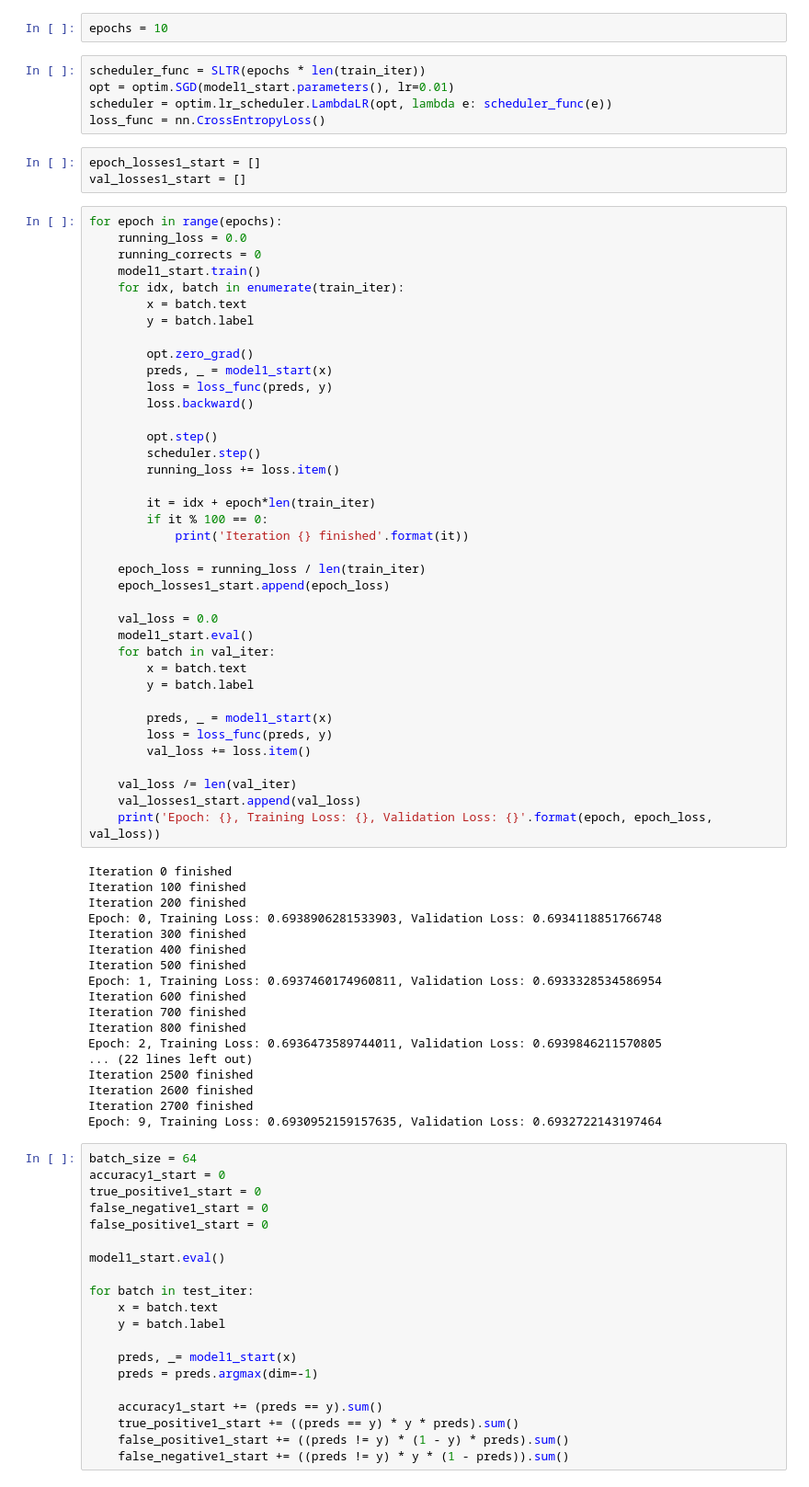
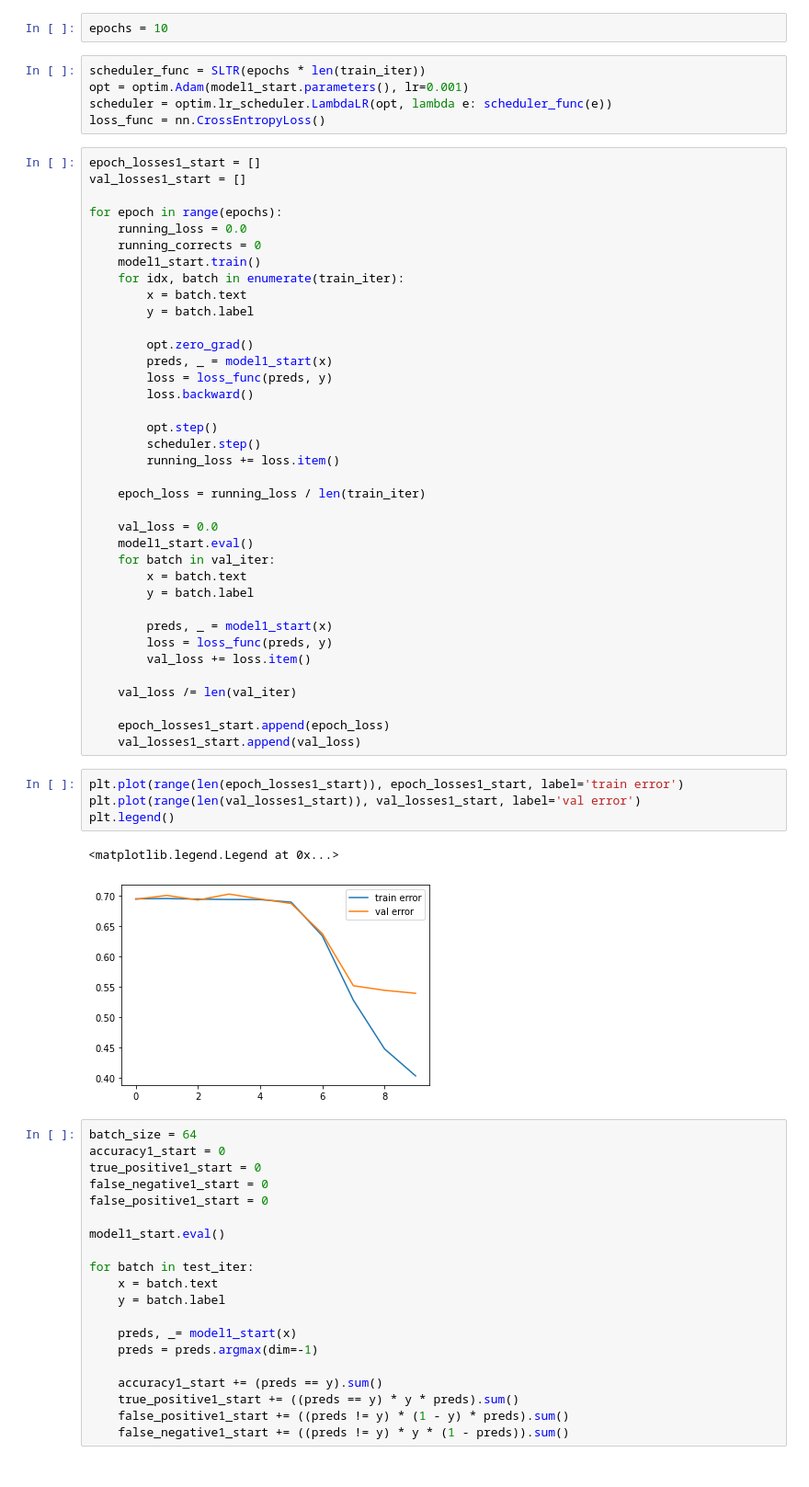
Before and after one commit to Serega6678/cs224n_by_iPavlov, a Jupyter notebook: Task-2-Serega6678/task3_sentiment_rnn.ipynb, the cells around one changed output. Shown at 92% size. Drawn from its saved outputs; the diff is of its cells as text.

```diff
--- a/Task-2-Serega6678/task3_sentiment_rnn.ipynb
+++ b/Task-2-Serega6678/task3_sentiment_rnn.ipynb
@@ -271,13 +273,13 @@ RNNBaseline(
 epochs = 10
 # %%
 scheduler_func = SLTR(epochs * len(train_iter))
-opt = optim.SGD(model1_start.parameters(), lr=0.01)
+opt = optim.Adam(model1_start.parameters(), lr=0.001)
 scheduler = optim.lr_scheduler.LambdaLR(opt, lambda e: scheduler_func(e))
 loss_func = nn.CrossEntropyLoss()
-# %%
-epoch_losses1_start = []
-val_losses1_start = []
 # %%
+epoch_losses1_start = []
+val_losses1_start = []
+
 for epoch in range(epochs):
     running_loss = 0.0
     running_corrects = 0
@@ -295,12 +297,7 @@ for epoch in range(epochs):
         scheduler.step()
         running_loss += loss.item()
 
-        it = idx + epoch*len(train_iter)
-        if it % 100 == 0:
-            print('Iteration {} finished'.format(it))
-
     epoch_loss = running_loss / len(train_iter)
-    epoch_losses1_start.append(epoch_loss)
 
     val_loss = 0.0
     model1_start.eval()
@@ -313,26 +310,16 @@ for epoch in range(epochs):
         val_loss += loss.item()
 
     val_loss /= len(val_iter)
+
+    epoch_losses1_start.append(epoch_loss)
     val_losses1_start.append(val_loss)
-    print('Epoch: {}, Training Loss: {}, Validation Loss: {}'.format(epoch, epoch_loss, val_loss))
-# %% [output]
-Iteration 0 finished
-Iteration 100 finished
-Iteration 200 finished
-Epoch: 0, Training Loss: 0.6938906281533903, Validation Loss: 0.6934118851766748
-Iteration 300 finished
-Iteration 400 finished
-Iteration 500 finished
-Epoch: 1, Training Loss: 0.6937460174960811, Validation Loss: 0.6933328534586954
-Iteration 600 finished
-Iteration 700 finished
-Iteration 800 finished
-Epoch: 2, Training Loss: 0.6936473589744011, Validation Loss: 0.6939846211570805
-... (22 lines left out)
-Iteration 2500 finished
-Iteration 2600 finished
-Iteration 2700 finished
-Epoch: 9, Training Loss: 0.6930952159157635, Validation Loss: 0.6932722143197464
+# %%
+plt.plot(range(len(epoch_losses1_start)), epoch_losses1_start, label='train error')
+plt.plot(range(len(val_losses1_start)), val_losses1_start, label='val error')
+plt.legend()
+# %% [output]
+<matplotlib.legend.Legend at 0x...>
+[figure, added]
 # %%
 batch_size = 64
 accuracy1_start = 0
```
Also changed, not shown: parts of 19 cells of this notebook.
